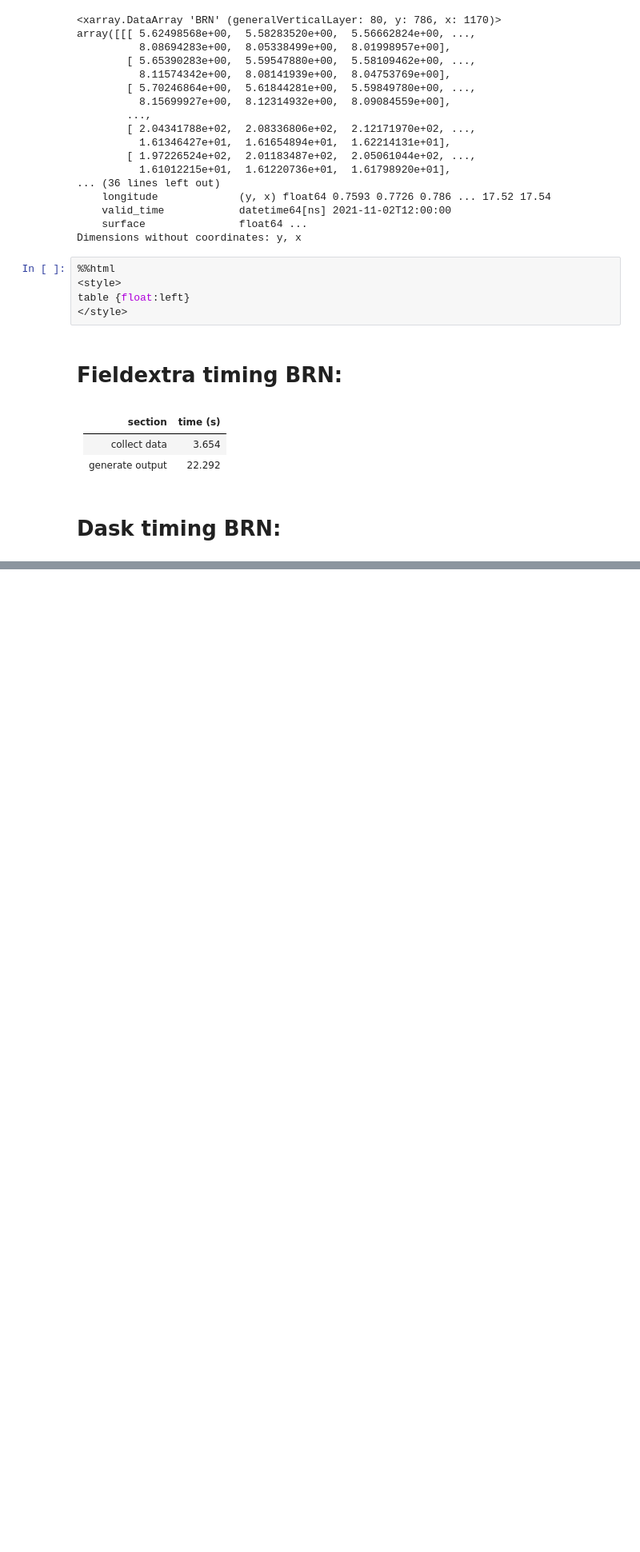
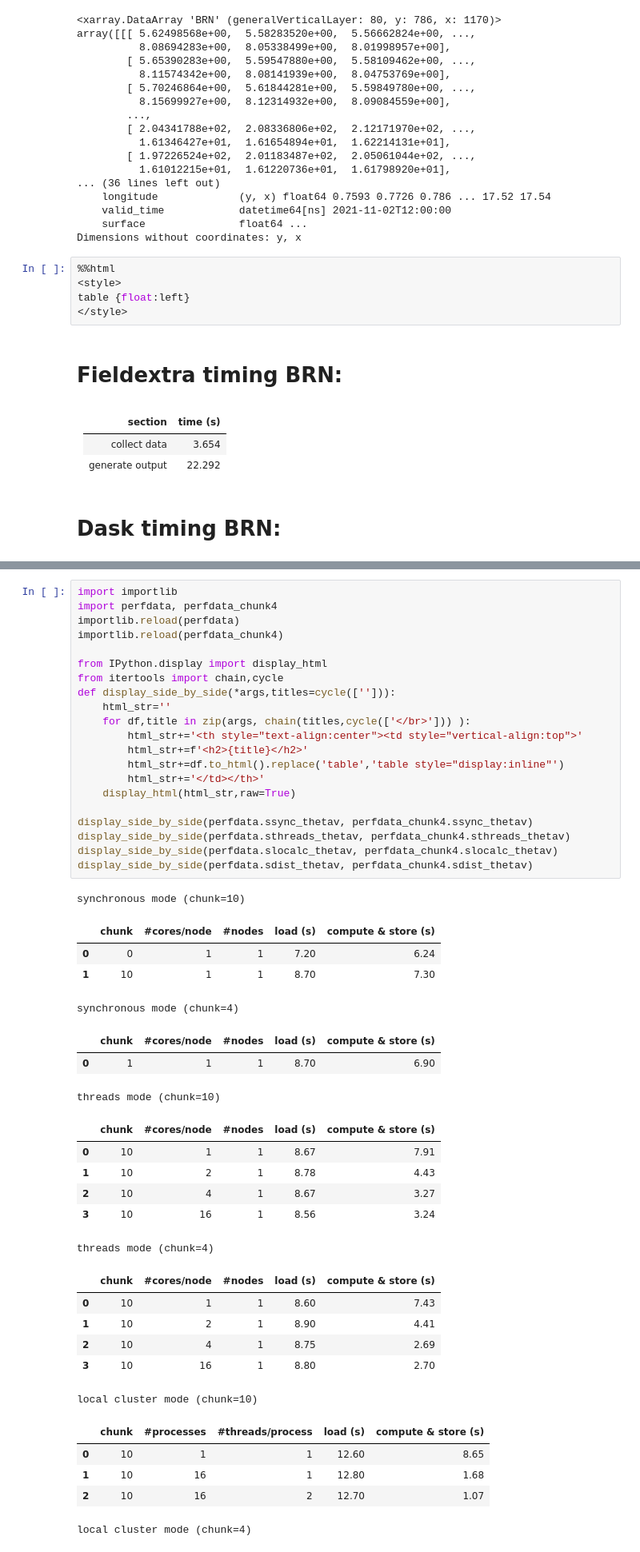
Before and after one commit to cosunae/postproc_np_products, a Jupyter notebook: notebook/brn_simple.ipynb, the cells around one changed output, grey strips where cells are left out. Shown at 80% size. Drawn from its saved outputs; the diff is of its cells as text; blank space fills up the shorter version.

```diff
--- a/notebook/brn_simple.ipynb
+++ b/notebook/brn_simple.ipynb
@@ -257,0 +270,47 @@ Distributed with more than 2 nodes starts showing large fluctuations in load and
+# %%
+import importlib
+import perfdata, perfdata_chunk4
+importlib.reload(perfdata)
+importlib.reload(perfdata_chunk4)
+
+from IPython.display import display_html
+from itertools import chain,cycle
+def display_side_by_side(*args,titles=cycle([''])):
+    html_str=''
+    for df,title in zip(args, chain(titles,cycle(['</br>'])) ):
+        html_str+='<th style="text-align:center"><td style="vertical-align:top">'
+        html_str+=f'<h2>{title}</h2>'
+        html_str+=df.to_html().replace('table','table style="display:inline"')
+        html_str+='</td></th>'
+    display_html(html_str,raw=True)
+
+display_side_by_side(perfdata.ssync_thetav, perfdata_chunk4.ssync_thetav)
+display_side_by_side(perfdata.sthreads_thetav, perfdata_chunk4.sthreads_thetav)
+display_side_by_side(perfdata.slocalc_thetav, perfdata_chunk4.slocalc_thetav)
+display_side_by_side(perfdata.sdist_thetav, perfdata_chunk4.sdist_thetav)
+# %% [output]
+synchronous mode (chunk=10)
+|  | chunk | #cores/node | #nodes | load (s) | compute & store (s) |
+| 0 | 0 | 1 | 1 | 7.20 | 6.24 |
+| 1 | 10 | 1 | 1 | 8.70 | 7.30 |
+synchronous mode (chunk=4)
+|  | chunk | #cores/node | #nodes | load (s) | compute & store (s) |
+| 0 | 1 | 1 | 1 | 8.70 | 6.90 |
+threads mode (chunk=10)
+|  | chunk | #cores/node | #nodes | load (s) | compute & store (s) |
+| 0 | 10 | 1 | 1 | 8.67 | 7.91 |
+| 1 | 10 | 2 | 1 | 8.78 | 4.43 |
+| 2 | 10 | 4 | 1 | 8.67 | 3.27 |
+| 3 | 10 | 16 | 1 | 8.56 | 3.24 |
+threads mode (chunk=4)
+|  | chunk | #cores/node | #nodes | load (s) | compute & store (s) |
+| 0 | 10 | 1 | 1 | 8.60 | 7.43 |
+| 1 | 10 | 2 | 1 | 8.90 | 4.41 |
+| 2 | 10 | 4 | 1 | 8.75 | 2.69 |
+| 3 | 10 | 16 | 1 | 8.80 | 2.70 |
+local cluster mode (chunk=10)
+|  | chunk | #processes | #threads/process | load (s) | compute & store (s) |
+| 0 | 10 | 1 | 1 | 12.60 | 8.65 |
+| 1 | 10 | 16 | 1 | 12.80 | 1.68 |
+| 2 | 10 | 16 | 2 | 12.70 | 1.07 |
+local cluster mode (chunk=4)
```
Also changed, not shown: parts of 14 cells of this notebook, 1 other file.
